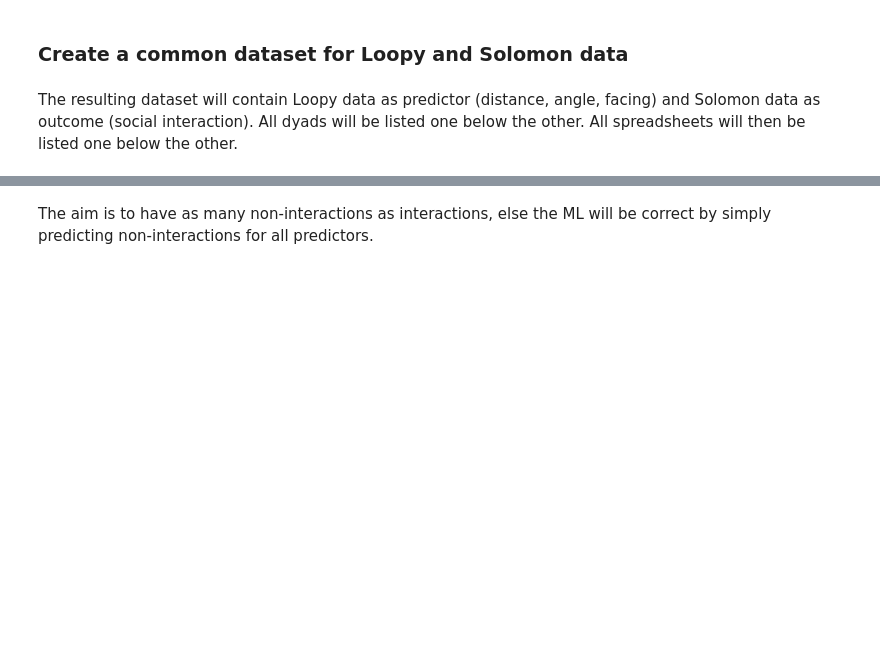
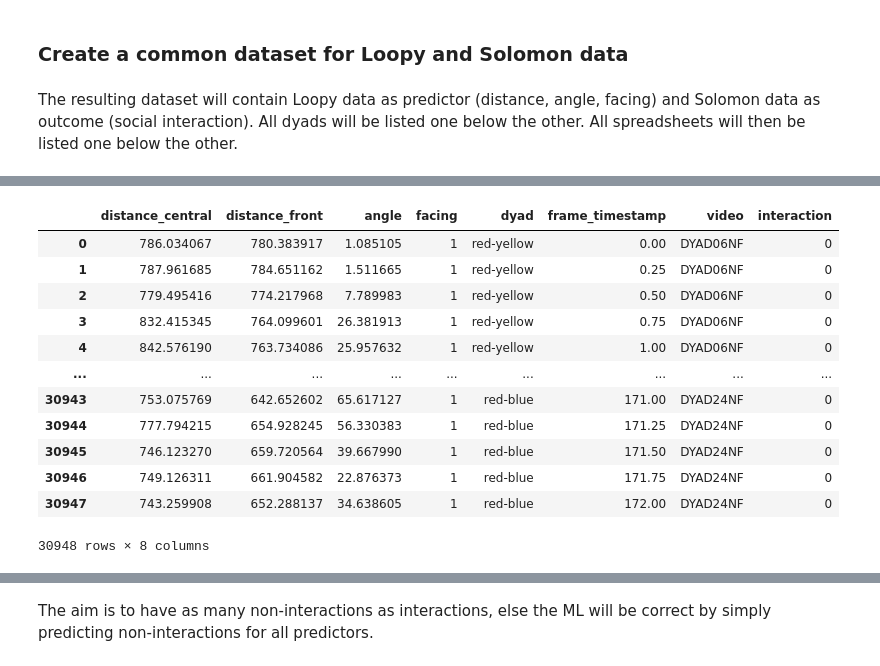
Before and after one commit to Ruzenka/Masterthesis_Biology, a Jupyter notebook: ML_logistic_regression_dichotomous.ipynb, the cells around one changed output, grey strips where cells are left out. Drawn from its saved outputs; the diff is of its cells as text; code cells hidden in the pictures; blank space fills up the shorter version.

```diff
--- a/ML_logistic_regression_dichotomous.ipynb
+++ b/ML_logistic_regression_dichotomous.ipynb
@@ -47,3 +63,69 @@ Processing complete.
 ### Create a common dataset for Loopy and Solomon data
 # %% [markdown]
 The resulting dataset will contain Loopy data as predictor (distance, angle, facing) and Solomon data as outcome (social interaction). All dyads will be listed one below the other. All spreadsheets will then be listed one below the other.
+# %%
+import pandas as pd
+import numpy as np
+
+# List of dataset names
+dataset_names = ['DYAD06NF', 'DYAD10NF', 'DYAD11NF', 'DYAD21NF', 'DYAD24NF']
+
+# Directories for input and output
+solomon_dir = '/Users/ruzenkakaldenbach/Desktop/Solomon_output/'
+loopy_dir = '/Users/ruzenkakaldenbach/Desktop/Drive/Loopy_preprocessed_data/'
+output_file = '/Users/ruzenkakaldenbach/Desktop/common_dataset.csv'
+
+# Initialize an empty DataFrame for the combined dataset
+common_dataset = pd.DataFrame()
+
+# Loop through each dataset
+for dataset in dataset_names:
+    print(f"Processing {dataset}...")
+
+    # Load Solomon data
+    solomon_file = f'{solomon_dir}solomon_{dataset}_dichotomous.csv'
+    solomon_data = pd.read_csv(solomon_file)
+
+    # Load Loopy data
+    loopy_file = f'{loopy_dir}Loopy_{dataset}__processed.csv'
+    loopy_data = pd.read_csv(loopy_file)
+
+    # Extract relevant dyad columns from Loopy data
+    loopy_data_expanded = pd.DataFrame()
+    for dyad, columns in [
+        ('red-yellow', ['dist_c_ry', 'dist_f_ry', 'deg_ry', 'facing_ry']),
+        ('blue-yellow', ['dist_c_by', 'dist_f_by', 'deg_by', 'facing_by']),
+        ('red-blue', ['dist_c_rb', 'dist_f_rb', 'deg_rb', 'facing_rb']),
+    ]:
+        dyad_data = loopy_data[columns].copy()  # Extract and copy relevant columns
+        dyad_data['dyad'] = dyad
+        dyad_data['frame_timestamp'] = loopy_data['frame_timestamp']
+        dyad_data['video'] = dataset  # Add a column with the dataset name
+        dyad_data.columns = ['distance_central', 'distance_front', 'angle', 'facing', 'dyad', 'frame_timestamp', 'video']
+        loopy_data_expanded = pd.concat([loopy_data_expanded, dyad_data], ignore_index=True)
+
+    # Extract relevant dyad columns from Solomon data
+    solomon_data_expanded = pd.DataFrame()
+    for dyad, column in [
+        ('red-yellow', 'si_ry'),
+        ('blue-yellow', 'si_by'),
+        ('red-blue', 'si_rb'),
+    ]:
+        dyad_data = solomon_data[['frame_timestamp', column]].copy()
+        dyad_data['dyad'] = dyad
+        dyad_data['video'] = dataset  # Add a column with the dataset name
+        dyad_data.columns = ['frame_timestamp', 'interaction', 'dyad', 'video']
+        solomon_data_expanded = pd.concat([solomon_data_expanded, dyad_data], ignore_index=True)
+
+    # Merge Loopy and Solomon data
+    merged_data = pd.merge(loopy_data_expanded, solomon_data_expanded, on=['frame_timestamp', 'dyad', 'video'], how='inner')
+
+    # Append to the common dataset
+    common_dataset = pd.concat([common_dataset, merged_data], ignore_index=True)
+
+# Save the combined dataset to a CSV file
+common_dataset.to_csv(output_file, index=False)
+print(f"Saved combined dataset to {output_file}")
+
+common_dataset
+# %% [output]
@@ -49,0 +138,13 @@ The resulting dataset will contain Loopy data as predictor (distance, angle, fac
+|  | distance_central | distance_front | angle | facing | dyad | frame_timestamp | video | interaction |
+| 0 | 786.034067 | 780.383917 | 1.085105 | 1 | red-yellow | 0.00 | DYAD06NF | 0 |
+| 1 | 787.961685 | 784.651162 | 1.511665 | 1 | red-yellow | 0.25 | DYAD06NF | 0 |
+| 2 | 779.495416 | 774.217968 | 7.789983 | 1 | red-yellow | 0.50 | DYAD06NF | 0 |
+| 3 | 832.415345 | 764.099601 | 26.381913 | 1 | red-yellow | 0.75 | DYAD06NF | 0 |
+| 4 | 842.576190 | 763.734086 | 25.957632 | 1 | red-yellow | 1.00 | DYAD06NF | 0 |
+| ... | ... | ... | ... | ... | ... | ... | ... | ... |
+| 30943 | 753.075769 | 642.652602 | 65.617127 | 1 | red-blue | 171.00 | DYAD24NF | 0 |
+| 30944 | 777.794215 | 654.928245 | 56.330383 | 1 | red-blue | 171.25 | DYAD24NF | 0 |
+| 30945 | 746.123270 | 659.720564 | 39.667990 | 1 | red-blue | 171.50 | DYAD24NF | 0 |
+| 30946 | 749.126311 | 661.904582 | 22.876373 | 1 | red-blue | 171.75 | DYAD24NF | 0 |
+| 30947 | 743.259908 | 652.288137 | 34.638605 | 1 | red-blue | 172.00 | DYAD24NF | 0 |
+30948 rows × 8 columns
```
Also changed, not shown: parts of 7 cells of this notebook.
